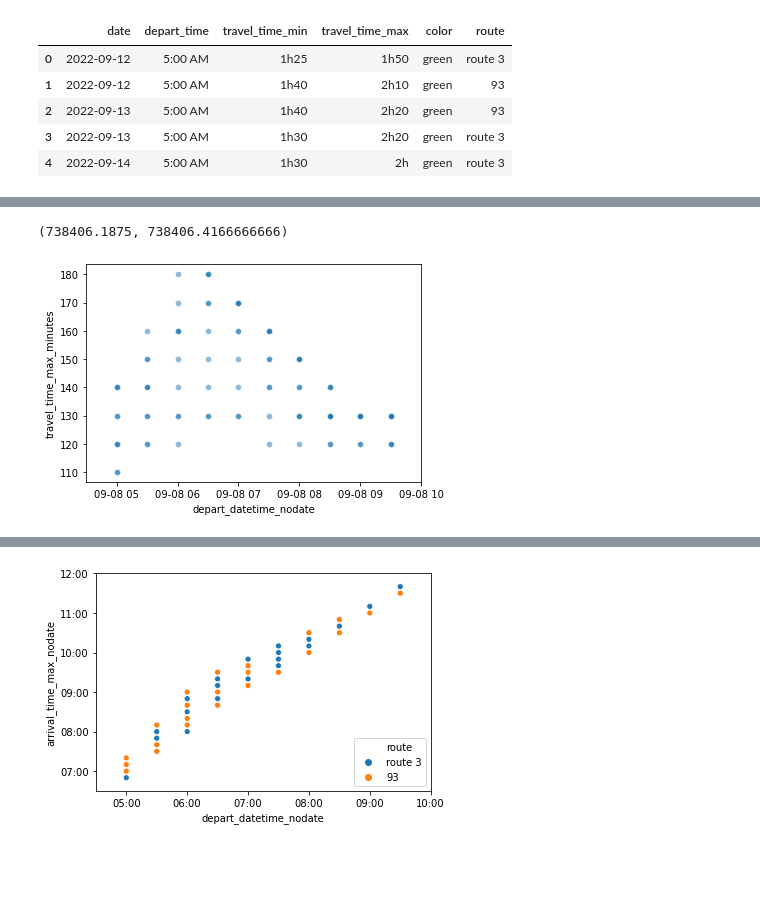
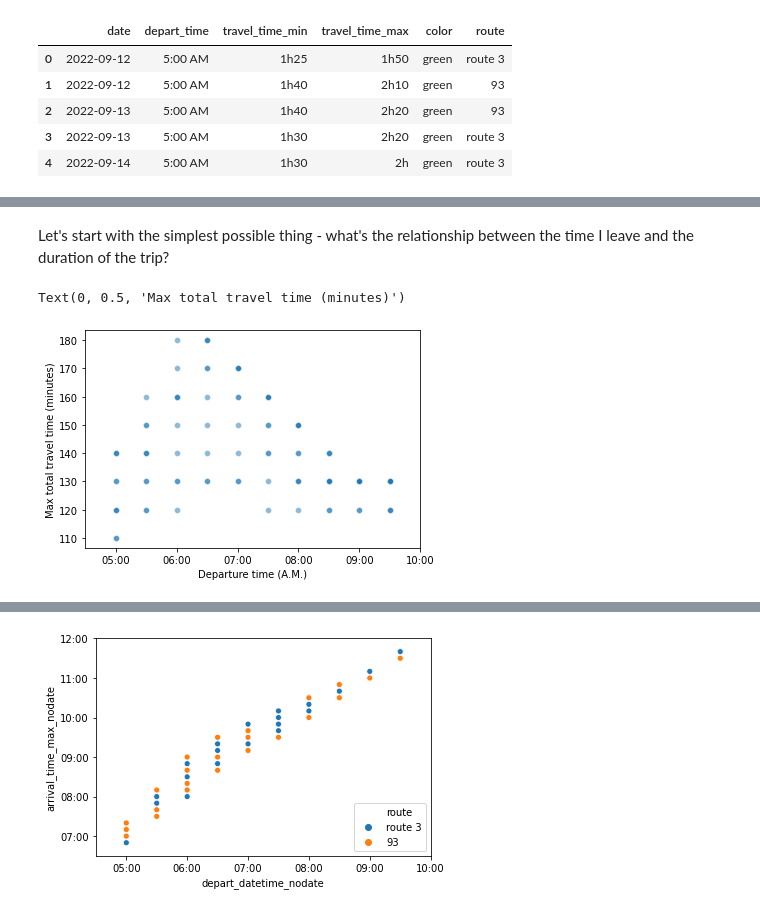
Before and after one commit to cduvallet/cduvallet.github.io, a Jupyter notebook: _jupyter/2022-09-08-nh-boston-commute/2022-09-08-boston-nh-commute.ipynb, the cells around one changed output, grey strips where cells are left out. Saved outputs shown, nothing was run; the diff lists cells and outputs as text; code cells hidden in the pictures; blank space fills up the shorter version.

Commit message:
Start writing

```diff
--- a/_jupyter/2022-09-08-nh-boston-commute/2022-09-08-boston-nh-commute.ipynb
+++ b/_jupyter/2022-09-08-nh-boston-commute/2022-09-08-boston-nh-commute.ipynb
@@ -45,6 +64,13 @@ df['arrival_time_max_nodate'] = df['arrival_time_max'].apply(lambda d: d.replace
+# %% [markdown]
+Let's start with the simplest possible thing - what's the relationship between the time I leave and the duration of the trip?
 # %%
 ax = sns.scatterplot(data=df, x='depart_datetime_nodate', y='travel_time_max_minutes', alpha=0.5)
 ax.set_xlim([pd.to_datetime('2022-09-08 04:30:00'), pd.to_datetime('2022-09-08 10:00:00')])
+
+ax.set_xlabel('Departure time (A.M.)')
+ax.xaxis.set_major_formatter(mdates.DateFormatter('%H:%M'))
+
+ax.set_ylabel('Max total travel time (minutes)')
 # %% [output]
-(738406.1875, 738406.4166666666)
+Text(0, 0.5, 'Max total travel time (minutes)')
-[figure, old version]
+[figure, new version]
```
Also changed, not shown: parts of 8 cells of this notebook.
